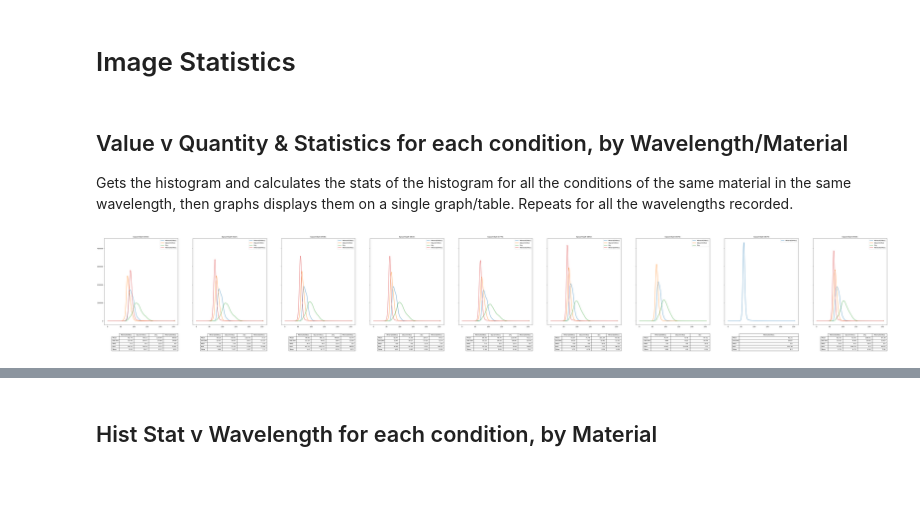
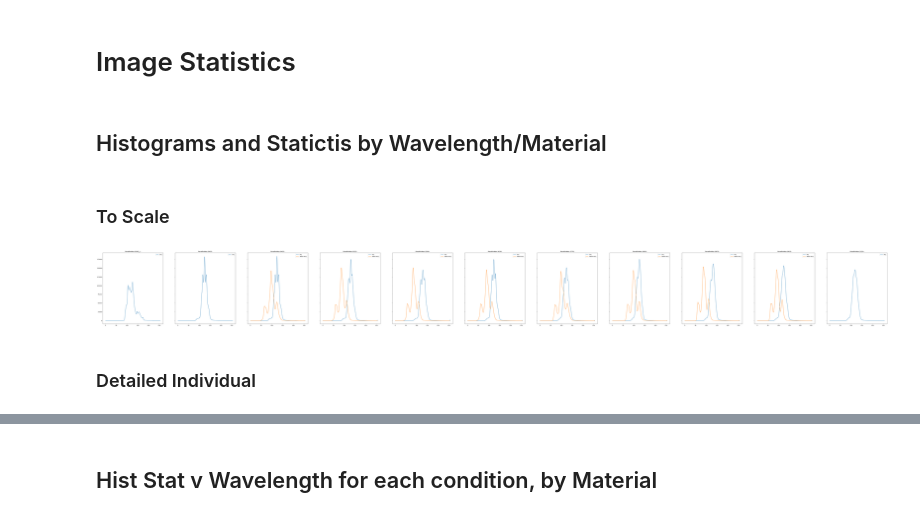
Before and after one commit to jfan14mc/Sand-Image-Anaylsis, a Jupyter notebook: imageTesting.ipynb, the cells around one changed output, grey strips where cells are left out. Saved outputs shown, nothing was run; the diff lists cells and outputs as text; code cells hidden in the pictures; blank space fills up the shorter version.

Commit message:
Specialized the purpose of both histogram scripts - Side by side has statistics removed from it; now just an overview - Individual has option to remove reflections and more statistics

```diff
--- a/imageTesting.ipynb
+++ b/imageTesting.ipynb
@@ -240,12 +239,13 @@ np.array(sorted([*staticValues.index]))
 NameError: name 'statics' is not defined
 # %% [markdown]
 # Image Statistics
-# %% [markdown]
-## Value v Quantity & Statistics for each condition, by Wavelength/Material
-Gets the histogram and calculates the stats of the histogram for all the conditions of the same material in the same wavelength, then graphs displays them on a single graph/table. Repeats for all the wavelengths recorded.
+# %% [markdown]
+## Histograms and Statictis by Wavelength/Material
+# %% [markdown]
+### To Scale
 # %%
 # Input the material to be analyzed
-material = "EpsomSalt"
+material = "ParaffinWax"
 
 #Input the path to the SandImages folder on your machine
 base = '/Users/fanjx1/Documents/SandImages'
@@ -271,53 +271,56 @@ def createHistogram(ax_number, image, label, title):
      return axes
 
 
-def statList(imageArray):
-    return [np.mean(imageArray, axis=(0, 1)).round(2),
-            np.std(imageArray, axis=(0, 1)).round(2),
-            scipy.stats.median_abs_deviation(imageArray, axis = (0,1)),
-            round(scipy.stats.kurtosis(imageArray, axis = (0,1)),2),
-            round(scipy.stats.skew(imageArray, axis = (0,1)),2)]
+# def statList(imageArray):
+#     return [round(np.mean(imageArray, axis=(0, 1)),2),
+#             round(np.std(imageArray, axis=(0, 1)),2),
+#             scipy.stats.median_abs_deviation(imageArray, axis = (0,1)),
+#             round(scipy.stats.kurtosis(imageArray, axis = (0,1)),2),
+#             round(scipy.stats.skew(imageArray, axis = (0,1)),2)]
+
 
 #Searching for all wavelengths that a material was imaged in
 searchPath = os.path.join(base, 'Composites', '*' + material + '*', '*')
 wavelengths = wavelengthList(searchPath)
 
 fig, axs = plt.subplots(1,len(wavelengths), figsize = ((len(wavelengths)*10),10), sharey = True)
 axsCount = 0
 stats = {}
 
 #A combination is a material (walnut shell/glass beads/anthracite...) and condition (dry/water/oil...)
 #This loop finds all the combinations for the selected material in each wavelength, overlays the histograms on a plot and
 #displays the histogram statistics below each plot
 for wavelength in wavelengths: #wavelength is '.../Material-ConditionRatio/Wavelength-.tiff', etc
      combinationsInWavelength = glob.glob(os.path.join(base,'Composites', '*' + material + '*','*' + wavelength + '*'))
      wavelengthName = wavelength.partition('.')[0]#'0455-'
      materialWavelength = material + " " + wavelengthName #'WalnutShell 0455-'
 
 
      for combination in combinationsInWavelength:
           combName = os.path.basename(os.path.dirname(combination)) #'WalnutShell-MineralOil4to1'
           combSplit = combName.partition('-') #['WalnutShell','-','MineralOil4to1']
           createHistogram(axs[axsCount], combination, combSplit[2], materialWavelength)
-          stats[combSplit[2]] = statList(ioOpen(combination)) #{'Dry' : [100, 20, 2, 17, 2], 'Water' : [60, 12, 4, 39, 1]...}
+     #      stats[combSplit[2]] = statList(ioOpen(combination)) #{'Dry' : [100, 20, 2, 17, 2], 'Water' : [60, 12, 4, 39, 1]...}
 
-     statComparison = pd.DataFrame(stats, index = ['Mean', 'Std Dev', 'MAD', 'Kurt', 'Skew']) #Rows are stat names, columns are conditions
+     # statComparison = pd.DataFrame(stats, index = ['Mean', 'Std Dev', 'MAD', 'Kurt', 'Skew']) #Rows are stat names, columns are conditions
 
-     wavelengthStats = mpl.table.table(axs[axsCount],
-                     cellText= statComparison.values,
-                     colLabels = statComparison.columns,
-                     rowLabels = statComparison.index,
-                     bbox = (0.1,-0.3,0.8,0.2))
-     wavelengthStats.auto_set_font_size(False)
-     wavelengthStats.set_fontsize(10)
-     stats.clear()
+     # wavelengthStats = mpl.table.table(axs[axsCount],
+     #                 cellText= statComparison.values,
+     #                 colLabels = statComparison.columns,
+     #                 rowLabels = statComparison.index,
+     #                 bbox = (0.1,-0.3,0.8,0.2))
+     # wavelengthStats.auto_set_font_size(False)
+     # wavelengthStats.set_fontsize(10)
+     # stats.clear()
      axsCount += 1
 
 
 plotName = material + 'Histogram.png'
 if os.path.exists(os.path.join(base, 'ImageStatistics', combSplit[0])) == False:
      os.mkdir(os.path.join(base, 'ImageStatistics', combSplit[0]))
 fig.savefig(os.path.join(base, 'ImageStatistics', combSplit[0], plotName), bbox_inches= 'tight')
 # %% [output]
-[figure, old version]
+[figure, new version]
+# %% [markdown]
+### Detailed Individual
 # %%
```
Also changed, not shown: parts of 4 cells of this notebook.
